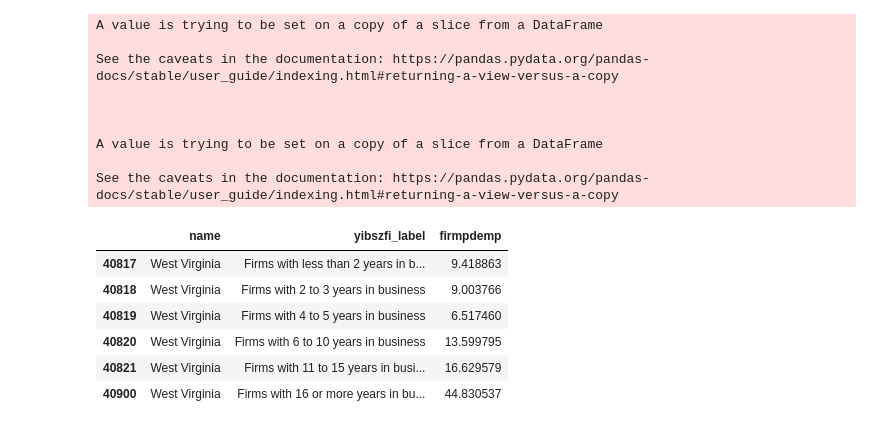
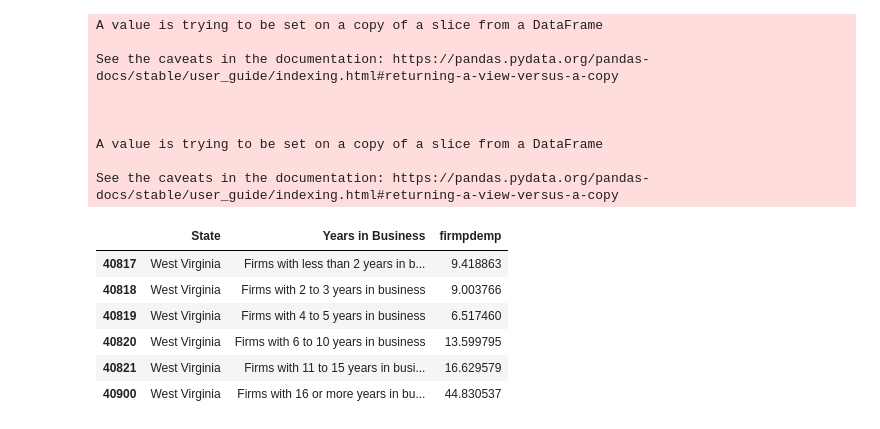
Before and after one commit to jedc4xer/abs_group_assessment, a Jupyter notebook: RyanVisuals.ipynb, the cells around one changed output. Cells and saved outputs as stored; diff of their text form; code cells hidden in the pictures.

```diff
--- a/RyanVisuals.ipynb
+++ b/RyanVisuals.ipynb
@@ -436,14 +436,17 @@ See the caveats in the documentation: https://pandas.pydata.org/pandas-docs/stab
 A value is trying to be set on a copy of a slice from a DataFrame
 
 See the caveats in the documentation: https://pandas.pydata.org/pandas-docs/stable/user_guide/indexing.html#returning-a-view-versus-a-copy
-# %%
-working_df2
-# %% [output]
-|  | name | yibszfi_label | firmpdemp |
-| 40817 | West Virginia | Firms with less than 2 years in b... | 9.418863 |
-| 40818 | West Virginia | Firms with 2 to 3 years in business | 9.003766 |
-| 40819 | West Virginia | Firms with 4 to 5 years in business | 6.517460 |
-| 40820 | West Virginia | Firms with 6 to 10 years in business | 13.599795 |
-| 40821 | West Virginia | Firms with 11 to 15 years in busi... | 16.629579 |
-| 40900 | West Virginia | Firms with 16 or more years in bu... | 44.830537 |
+# %%
+working_df1.rename(columns = {'yibszfi_label':'Years in Business', 'name':'State'}, inplace = True)
+working_df2.rename(columns = {'yibszfi_label':'Years in Business', 'name':'State'}, inplace = True)
+
+working_df2
+# %% [output]
+|  | State | Years in Business | firmpdemp |
+| 40817 | West Virginia | Firms with less than 2 years in b... | 9.418863 |
+| 40818 | West Virginia | Firms with 2 to 3 years in business | 9.003766 |
+| 40819 | West Virginia | Firms with 4 to 5 years in business | 6.517460 |
+| 40820 | West Virginia | Firms with 6 to 10 years in business | 13.599795 |
+| 40821 | West Virginia | Firms with 11 to 15 years in busi... | 16.629579 |
+| 40900 | West Virginia | Firms with 16 or more years in bu... | 44.830537 |
 # %%
```
Also changed, not shown: parts of 6 cells of this notebook.
